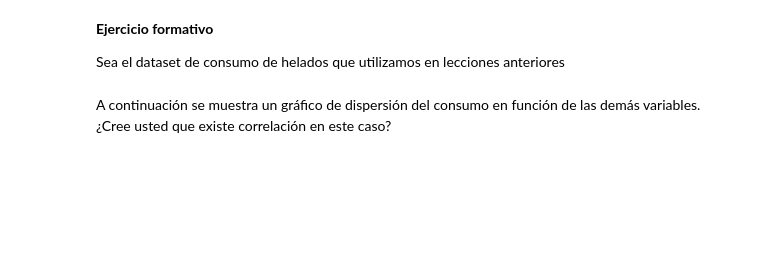
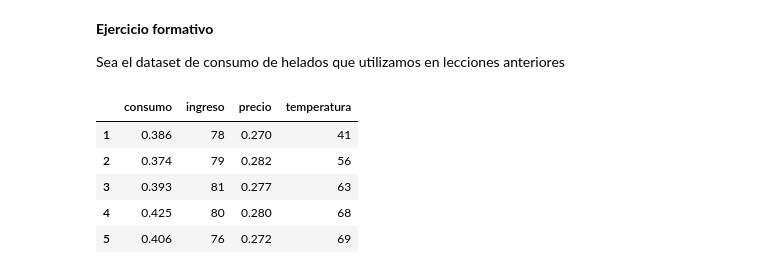
Before and after one commit to phuijse/PythonBook, a Jupyter notebook: contents/statistics/hypothesis.ipynb, the cells around one changed output. Cells and saved outputs as stored; diff of their text form; code cells hidden in the pictures; blank space fills up the shorter version.

```diff
--- a/contents/statistics/hypothesis.ipynb
+++ b/contents/statistics/hypothesis.ipynb
@@ -150,6 +243,14 @@ Este estadístico tiene distribución t-student con dos grados de libertad (mode
 
 Sea el dataset de consumo de helados que utilizamos en lecciones anteriores
 # %%
-df = pd.read_csv('../data/helados.csv', header=0, index_col=0)
+import pandas as pd
+df = pd.read_csv('../linalg/data/helados.csv', header=0, index_col=0)
 df.columns = ['consumo', 'ingreso', 'precio', 'temperatura']
 display(df.head())
+# %% [output]
+|  | consumo | ingreso | precio | temperatura |
+| 1 | 0.386 | 78 | 0.270 | 41 |
+| 2 | 0.374 | 79 | 0.282 | 56 |
+| 3 | 0.393 | 81 | 0.277 | 63 |
+| 4 | 0.425 | 80 | 0.280 | 68 |
+| 5 | 0.406 | 76 | 0.272 | 69 |
@@ -167,3 +256,0 @@ Usaremos el dataset de consumo de helados
-# %% [markdown]
-
-A continuación se muestra un gráfico de dispersión del consumo en función de las demás variables. ¿Cree usted que existe correlación en este caso?
```
Also changed, not shown: parts of 38 cells of this notebook, 3 other files.
